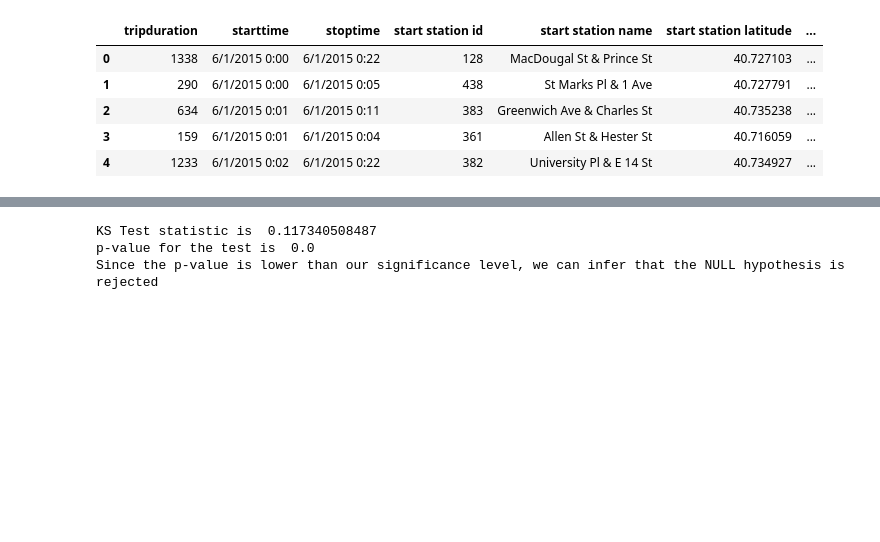
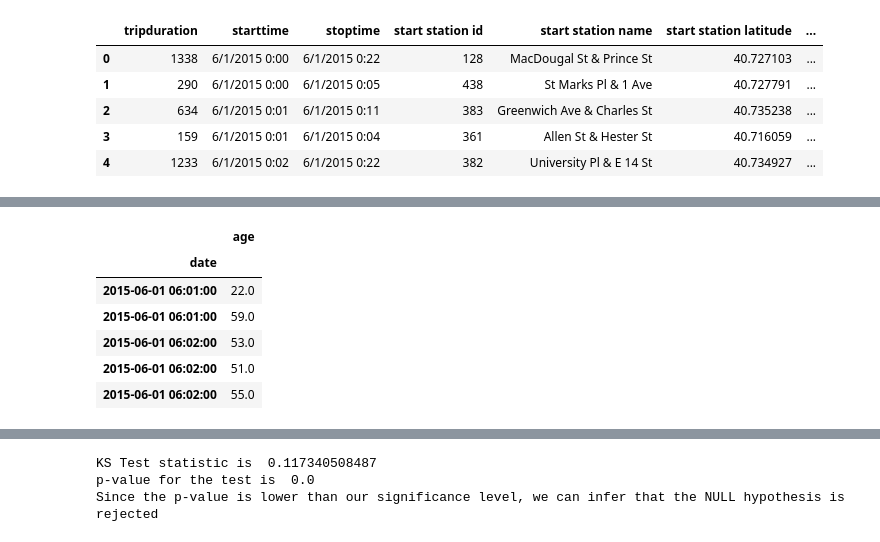
Before and after one commit to as10724/PUI2016_as10724, a Jupyter notebook: HW4_as10724/Assignment4_as10724.ipynb, the cells around one changed output, grey strips where cells are left out. Drawn from its saved outputs; the diff is of its cells as text; code cells hidden in the pictures; blank space fills up the shorter version.

```diff
--- a/HW4_as10724/Assignment4_as10724.ipynb
+++ b/HW4_as10724/Assignment4_as10724.ipynb
@@ -379,0 +391,10 @@ See the caveats in the documentation: http://pandas.pydata.org/pandas-docs/stabl
+# %%
+dfo_day.head()
+# %% [output]
+|  | age |
+| date |  |
+| 2015-06-01 06:01:00 | 22.0 |
+| 2015-06-01 06:01:00 | 59.0 |
+| 2015-06-01 06:02:00 | 53.0 |
+| 2015-06-01 06:02:00 | 51.0 |
+| 2015-06-01 06:02:00 | 55.0 |
```
Also changed, not shown: parts of 3 cells of this notebook.
